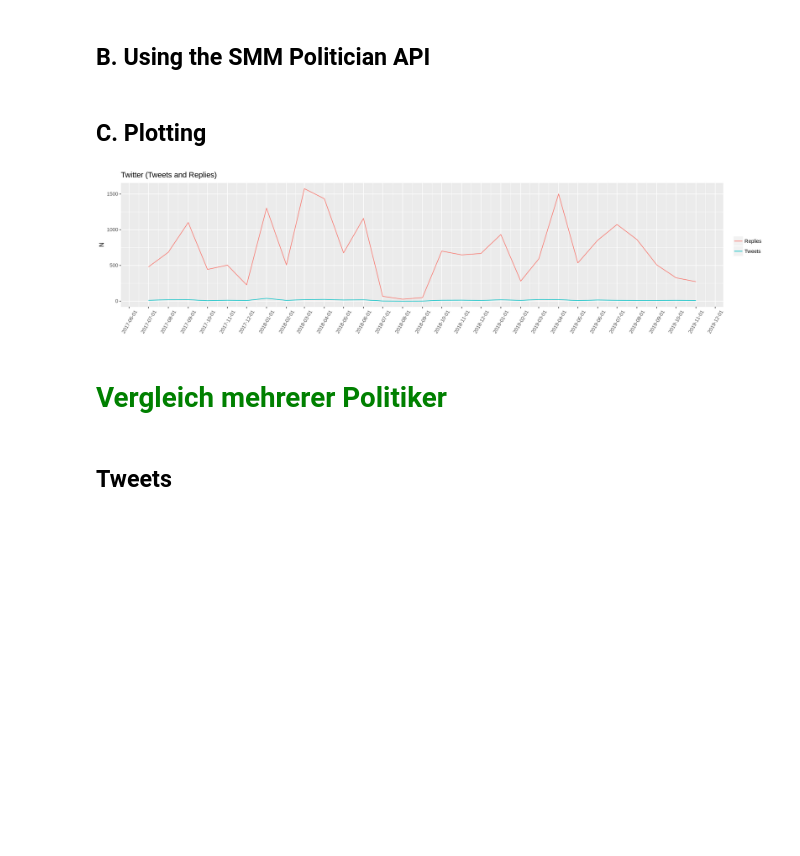
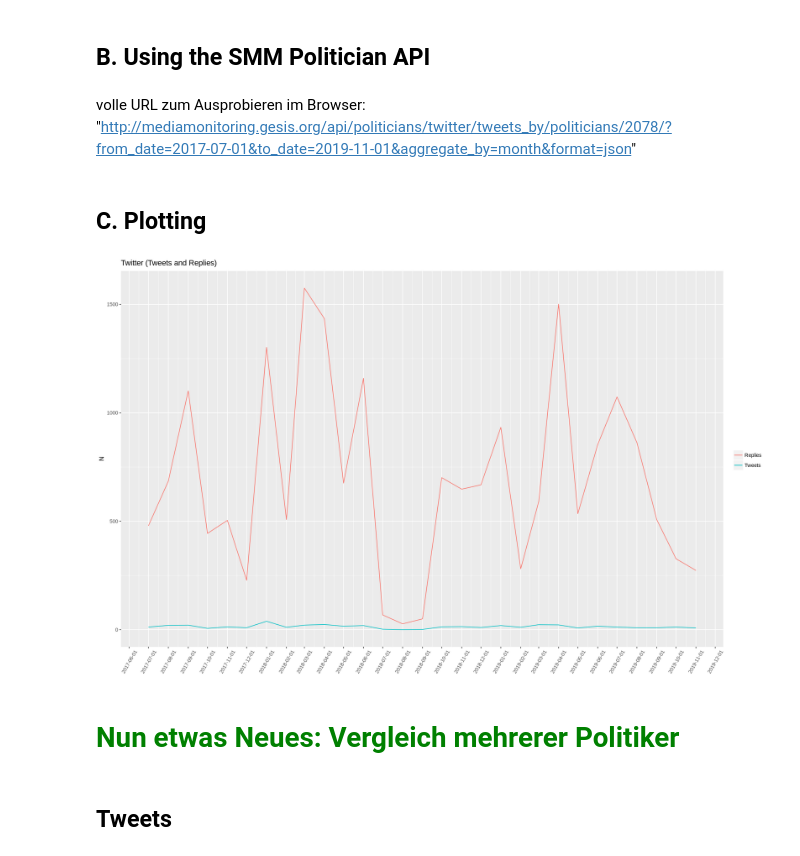
Before and after one commit to gesiscss/gesis_dataday_20, a Jupyter notebook: smm/Politiker_Vergleich.ipynb, the cells around one changed output. Drawn from its saved outputs; the diff is of its cells as text; code cells hidden in the pictures; blank space fills up the shorter version.

```diff
--- a/smm/Politiker_Vergleich.ipynb
+++ b/smm/Politiker_Vergleich.ipynb
@@ -62,20 +67,24 @@ merged = merge(tweets_by, replies_to, by='labels')
+# %% [markdown]
+volle URL zum Ausprobieren im Browser:
+"http://mediamonitoring.gesis.org/api/politicians/twitter/tweets_by/politicians/2078/?from_date=2017-07-01&to_date=2019-11-01&aggregate_by=month&format=json"
 # %% [markdown]
 ## C. Plotting
 # %%
-options(repr.plot.width=16, repr.plot.height=4)
+#Festlegen der Plot-Größe nach Bedarf
+options(repr.plot.width=16, repr.plot.height=10)
 
-# plotting tweets and replies
+# Tweets und Antworten mit GGplot als getrennte Linien ausgeben
 ggplot(data = merged, mapping = aes(as.Date(labels))) +
   geom_line(aes(y = values.x, color="Tweets")) +
   geom_line(aes(y = values.y, color="Replies")) +
   labs(title = "Twitter (Tweets and Replies)", y = "N") +
   theme(axis.text.x = element_text( angle = 60, hjust = 0.5, vjust = 0.5),
         axis.title.x = element_blank(), legend.title = element_blank()) +
   scale_x_date(date_breaks = "1 month")
 # %% [output]
-[figure, old version]
+[figure, new version]
 # %% [markdown]
-# <span style="color:green">Vergleich mehrerer Politiker</span>
+# <span style="color:green">Nun etwas Neues: Vergleich mehrerer Politiker</span>
 # %%
 params = list(
     from_date='2017-07-01',
```
Also changed, not shown: parts of 42 cells of this notebook, 1 other file.
